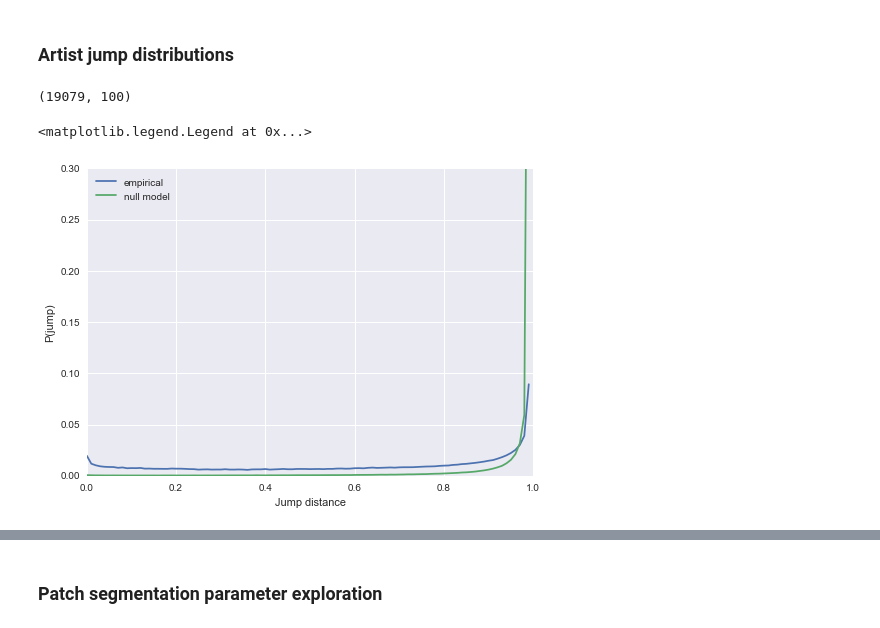
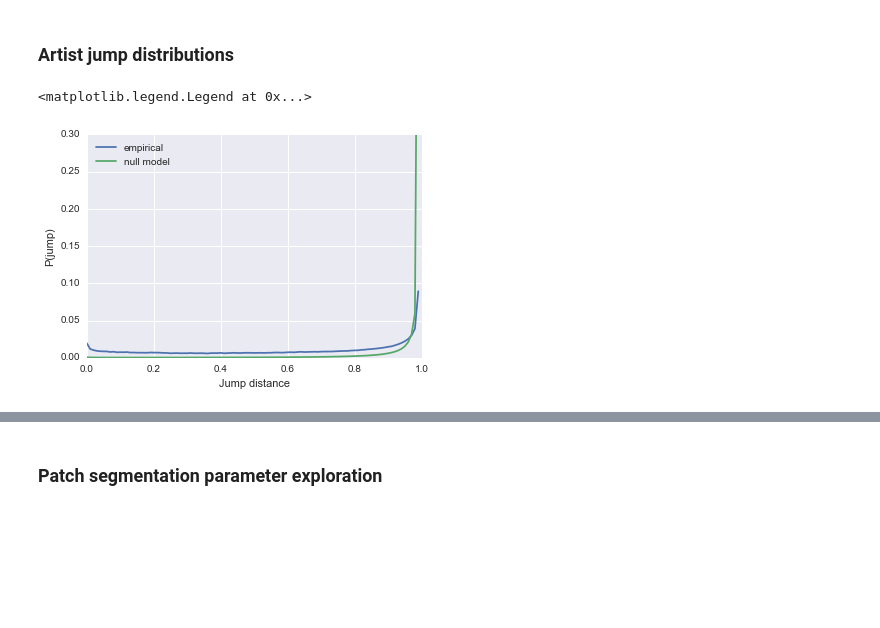
Before and after one commit to jlorince/MusicForaging, a Jupyter notebook: notebooks/result_viz.ipynb, the cells around one changed output, grey strips where cells are left out. Drawn from its saved outputs; the diff is of its cells as text; code cells hidden in the pictures; blank space fills up the shorter version.

```diff
--- a/notebooks/result_viz.ipynb
+++ b/notebooks/result_viz.ipynb
@@ -25,20 +28,39 @@ arrmean = arr/arr.sum(1,keepdims=True).astype(float)
-# %%
-arrmean.shape
-# %% [output]
-(19079, 100)
+# %%
+randhops = np.array([   4342755,    2758453,    2434669,    2270920,    2119710,
+          2053161,    1994882,    1959341,    1922705,    1902292,
+          1892862,    1877426,    1874080,    1863727,    1855469,
+          1848940,    1858326,    1880130,    1885815,    1897211,
+          1909684,    1934096,    1953835,    1976156,    2017692,
+          2040944,    2055485,    2083535,    2114429,    2150651,
+          2194113,    2249135,    2272474,    2325105,    2367550,
+          2416719,    2462595,    2521398,    2563528,    2604849,
+          2695258,    2756460,    2803823,    2894244,    2966559,
+          3045459,    3137227,    3217971,    3304616,    3385290,
+          3506161,    3615485,    3728882,    3852841,    3975289,
+          4116962,    4259949,    4393680,    4565909,    4735030,
+          4915608,    5110211,    5321315,    5547767,    5769740,
+          6032796,    6311921,    6592636,    6909131,    7272314,
+          7651422,    8037429,    8455876,    8947052,    9463727,
+         10038245,   10639356,   11368518,   12177166,   13061866,
+         13993453,   15108969,   16321222,   17704845,   19340282,
+         21231830,   23451106,   26002318,   29150758,   33027899,
+         37755290,   43726509,   51365877,   61696002,   76176436,
+         97894469,  133221492,  199900812,  374739922, 4697838987])
+randhops = randhops / float(randhops.sum())
+randhops_mini = np.load('../testData/100Mrandhops.npy')
 # %%
 bins = np.arange(0,1.01,0.01)
 fig,ax = plt.subplots(1,1)
-randhops = np.load('../testData/1Mrandhops.npy')
+
 ax.plot(bins[:-1],np.nanmean(arrmean,0),label='empirical')
 ax.plot(bins[:-1],randhops,label='null model')
 ax.set_xlabel('Jump distance')
 ax.set_ylabel('P(jump)')
 ax.set_ylim(0,0.3)
 ax.legend(loc='upper left')
 # %% [output]
 <matplotlib.legend.Legend at 0x...>
-[figure, old version]
+[figure, new version]
 # %%
 ci_lower = []
 ci_upper = []
```
Also changed, not shown: parts of 7 cells of this notebook, 10 other files.
